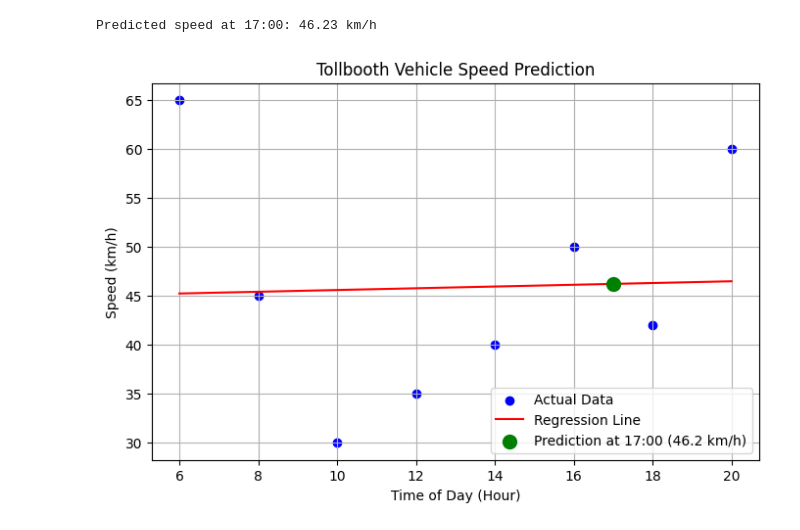
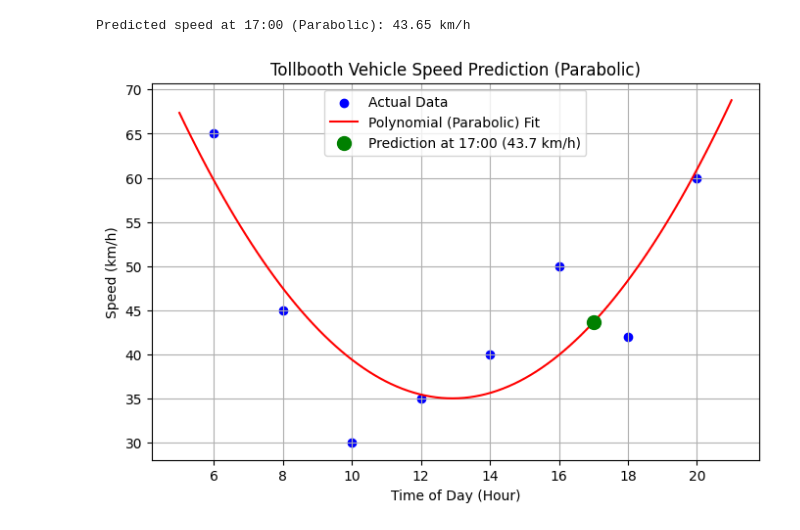
Before and after one commit to Zarnigor05/AI-Couse-Electrical-and-Computer-dept, a Jupyter notebook: speedprediction.ipynb, the cells around one changed output. Cells and saved outputs as stored; diff of their text form; code cells hidden in the pictures.

```diff
--- a/speedprediction.ipynb
+++ b/speedprediction.ipynb
@@ -3,39 +3,48 @@
 # %%
 import numpy as np
 import matplotlib.pyplot as plt
 from sklearn.linear_model import LinearRegression
+from sklearn.preprocessing import PolynomialFeatures
 
-# 1. Example Training Data (Time in 24-hour format vs. Speed in km/h)
-# Replace X and y with your actual dataset
-X = np.array([6, 8, 10, 12, 14, 16, 18, 20]).reshape(-1, 1)  # Hours
-y = np.array([65, 45, 30, 35, 40, 50, 42, 60])                 # Speeds
+# 1. Ma'lumotlar (Vaqt va Tezlik)
+X = np.array([6, 8, 10, 12, 14, 16, 18, 20]).reshape(-1, 1)  # Soatlar
+y = np.array([65, 45, 30, 35, 40, 50, 42, 60])                 # Tezliklar
 
-# 2. Train the Linear Regression Model
+# 2. Parabolik xususiyatlarni qo'shish (degree=2 kvadratik egri chiziq uchun)
+poly = PolynomialFeatures(degree=2)
+X_poly = poly.fit_transform(X)
+
+# 3. Modelni o'qitish
 model = LinearRegression()
-model.fit(X, y)
+model.fit(X_poly, y)
 
-# 3. Predict the speed at 5:00 PM (17:00)
+# 4. Soat 17:00 (17.0) uchun tezlikni bashorat qilish
 target_time = np.array([[17.0]])
-predicted_speed = model.predict(target_time)[0]
+target_time_poly = poly.transform(target_time)
+predicted_speed = model.predict(target_time_poly)[0]
 
-# 4. Print the predicted speed
-print(f"Predicted speed at 17:00: {predicted_speed:.2f} km/h")
+# 5. Bashorat qilingan tezlikni chop etish
+print(f"Predicted speed at 17:00 (Parabolic): {predicted_speed:.2f} km/h")
 
-# 5. Display the predicted value on the graph
+# 6. Grafikda parabolik chiziqni ko'rsatish
+X_range = np.linspace(5, 21, 100).reshape(-1, 1)
+X_range_poly = poly.transform(X_range)
+y_range_pred = model.predict(X_range_poly)
+
 plt.figure(figsize=(8, 5))
 plt.scatter(X, y, color='blue', label='Actual Data')
-plt.plot(X, model.predict(X), color='red', label='Regression Line')
+plt.plot(X_range, y_range_pred, color='red', label='Polynomial (Parabolic) Fit')
 
-# Highlight the prediction point at 17:00
+# 17:00 dagi bashorat nuqtasini belgilash
 plt.scatter(target_time, predicted_speed, color='green', s=100, zorder=5,
             label=f'Prediction at 17:00 ({predicted_speed:.1f} km/h)')
 
-plt.title('Tollbooth Vehicle Speed Prediction')
+plt.title('Tollbooth Vehicle Speed Prediction (Parabolic)')
 plt.xlabel('Time of Day (Hour)')
 plt.ylabel('Speed (km/h)')
 plt.legend()
 plt.grid(True)
 plt.show()
 # %% [output]
-Predicted speed at 17:00: 46.23 km/h
+Predicted speed at 17:00 (Parabolic): 43.65 km/h
-[figure, old version]
+[figure, new version]
```
